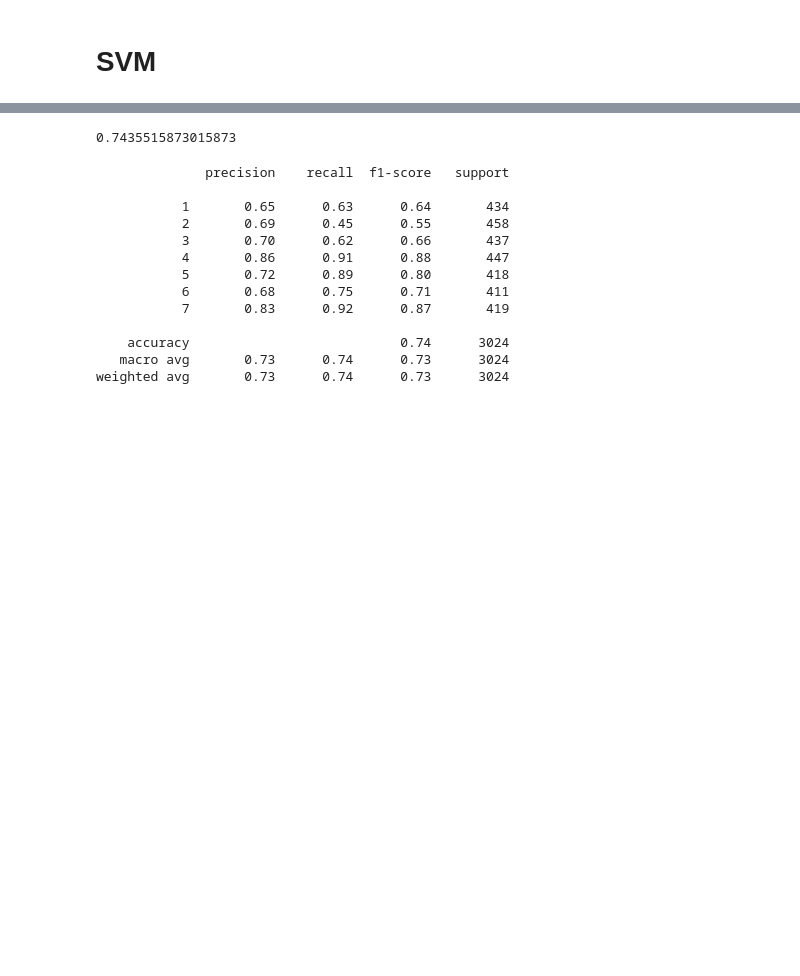
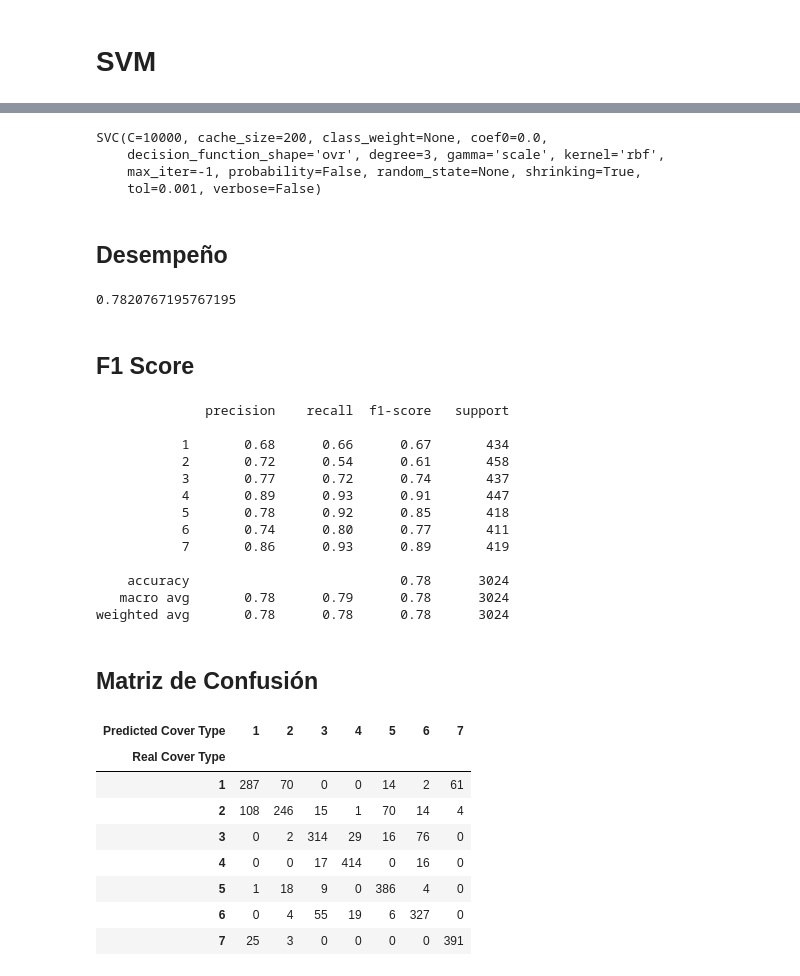
Before and after one commit to dcdanielca/Analitica-Predictiva, a Jupyter notebook: Taller 2/SVM.ipynb, the cells around one changed output, grey strips where cells are left out. Saved outputs shown, nothing was run; the diff lists cells and outputs as text; code cells hidden in the pictures; blank space fills up the shorter version.

Commit message:
Taller 2 terminado SVM y RandomForest

```diff
--- a/Taller 2/SVM.ipynb
+++ b/Taller 2/SVM.ipynb
@@ -133,0 +117,3 @@ columns_ind = ['Elevation', 'Aspect', 'Slope', 'Horizontal_Distance_To_Hydrology
+# %%
+features = data_train.columns[:52]
+features
@@ -134,8 +136,9 @@ columns_ind = ['Elevation', 'Aspect', 'Slope', 'Horizontal_Distance_To_Hydrology
 # %% [markdown]
 # SVM
 # %%
+# 20% para testing el resto para entrenar
 train, test = train_test_split(data_train, test_size=0.2, random_state=1)
-train_features = train[columns_ind].values
-test_features = test[columns_ind].values
+train_features = train[features].values
+test_features = test[features].values
 train_covers = train['Cover_Type']
 test_covers = test['Cover_Type']
@@ -150,7 +145,20 @@ SVC(C=100, cache_size=200, class_weight=None, coef0=0.0,
+# %%
+# valor C grande reduce el margen y por tanto el modelo mejora
+svm = SVC(gamma='scale', C=10000)
+svm.fit(train_features, train_covers)
+# %% [output]
+SVC(C=10000, cache_size=200, class_weight=None, coef0=0.0,
+    decision_function_shape='ovr', degree=3, gamma='scale', kernel='rbf',
+    max_iter=-1, probability=False, random_state=None, shrinking=True,
+    tol=0.001, verbose=False)
+# %% [markdown]
+## Desempeño
 # %%
-svm.score(train_features, train_covers)
+svm.score(test_features, test_covers)
 # %% [output]
-0.7435515873015873
+0.7820767195767195
+# %% [markdown]
+## F1 Score
 # %%
 predicted_covers = svm.predict(test_features)
 report = metrics.classification_report(y_true=test_covers,
@@ -160,14 +168,28 @@ print(report)
 # %% [output]
               precision    recall  f1-score   support
 
-           1       0.65      0.63      0.64       434
-           2       0.69      0.45      0.55       458
-           3       0.70      0.62      0.66       437
-           4       0.86      0.91      0.88       447
-           5       0.72      0.89      0.80       418
-           6       0.68      0.75      0.71       411
-           7       0.83      0.92      0.87       419
+           1       0.68      0.66      0.67       434
+           2       0.72      0.54      0.61       458
+           3       0.77      0.72      0.74       437
+           4       0.89      0.93      0.91       447
+           5       0.78      0.92      0.85       418
+           6       0.74      0.80      0.77       411
+           7       0.86      0.93      0.89       419
 
-    accuracy                           0.74      3024
-   macro avg       0.73      0.74      0.73      3024
-weighted avg       0.73      0.74      0.73      3024
+    accuracy                           0.78      3024
+   macro avg       0.78      0.79      0.78      3024
+weighted avg       0.78      0.78      0.78      3024
+# %% [markdown]
+## Matriz de Confusión
+# %%
+pd.crosstab(test_covers, predicted_covers, rownames=['Real Cover Type'], colnames=['Predicted Cover Type'])
+# %% [output]
+| Predicted Cover Type | 1 | 2 | 3 | 4 | 5 | 6 | 7 |
+| Real Cover Type |  |  |  |  |  |  |  |
+| 1 | 287 | 70 | 0 | 0 | 14 | 2 | 61 |
+| 2 | 108 | 246 | 15 | 1 | 70 | 14 | 4 |
+| 3 | 0 | 2 | 314 | 29 | 16 | 76 | 0 |
+| 4 | 0 | 0 | 17 | 414 | 0 | 16 | 0 |
+| 5 | 1 | 18 | 9 | 0 | 386 | 4 | 0 |
+| 6 | 0 | 4 | 55 | 19 | 6 | 327 | 0 |
+| 7 | 25 | 3 | 0 | 0 | 0 | 0 | 391 |
```
Also changed, not shown: parts of 10 cells of this notebook.
